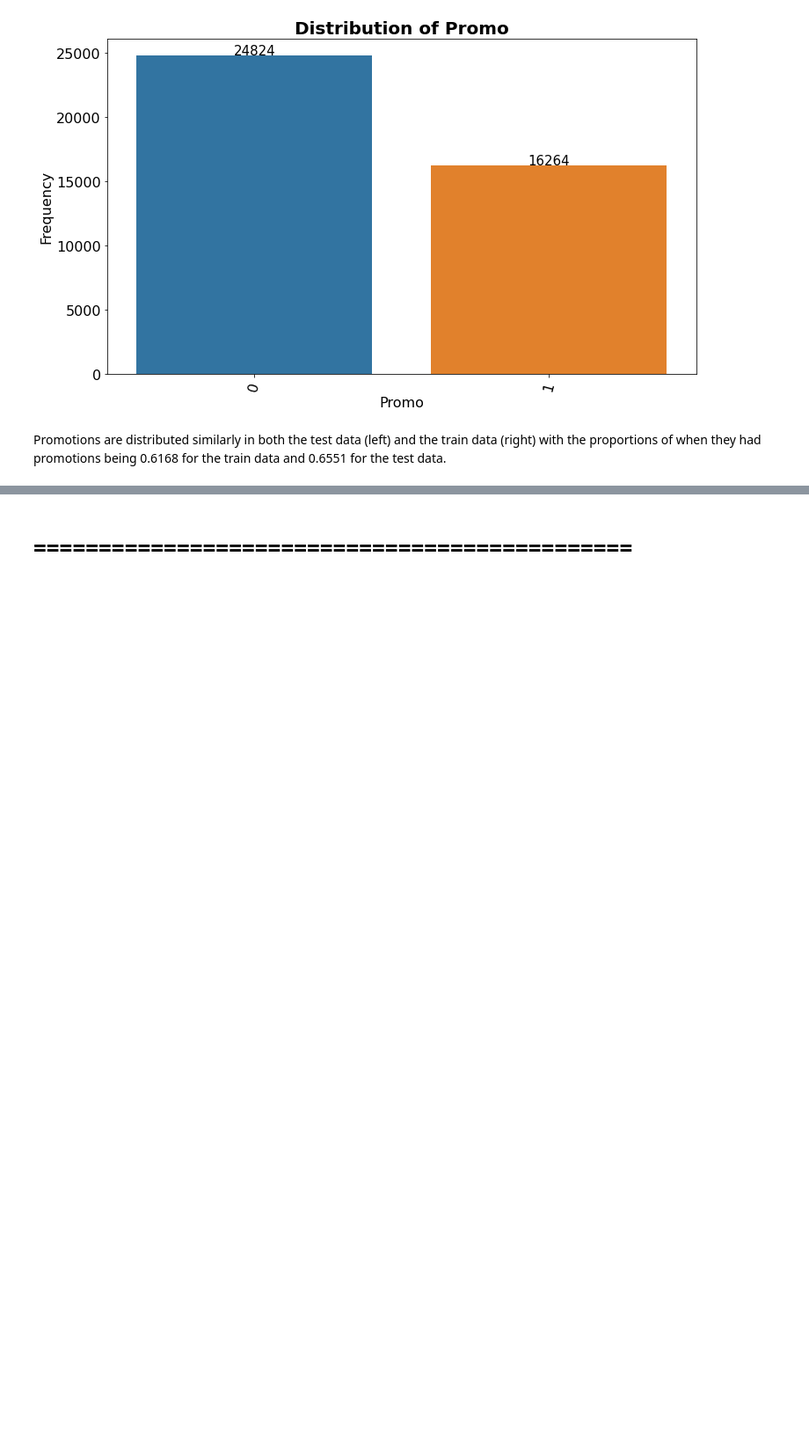
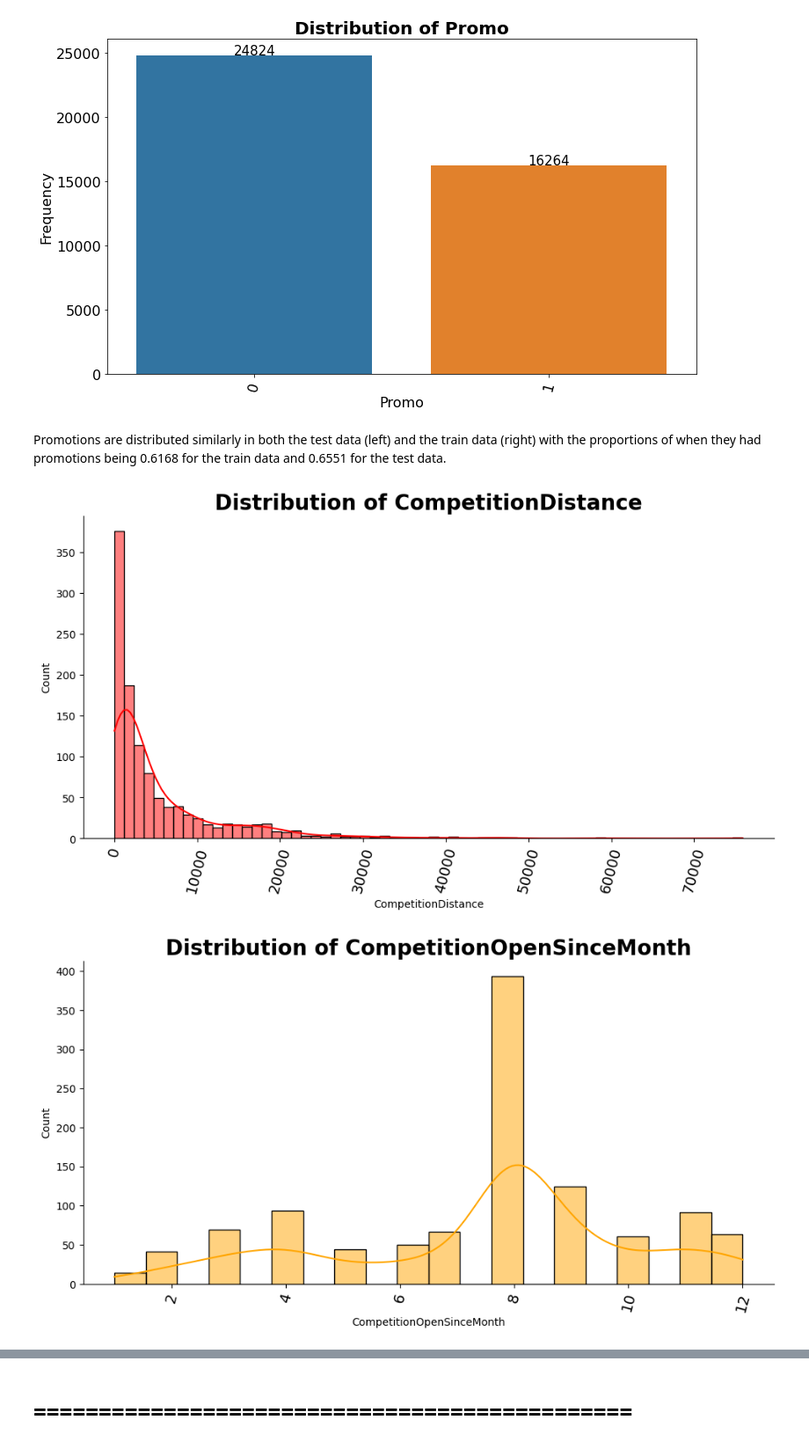
Before and after one commit to akrobi/timeseries_PharmaceuticalSalesPrediction, a Jupyter notebook: notebooks/eda.ipynb, the cells around one changed output, grey strips where cells are left out. Shown at 88% size. Drawn from its saved outputs; the diff is of its cells as text; code cells hidden in the pictures; blank space fills up the shorter version.

Commit message:
correlation plots

```diff
--- a/notebooks/eda.ipynb
+++ b/notebooks/eda.ipynb
@@ -262,3 +249,12 @@ VisualiseDf.plot_count(test_df, 'Promo')
 [figure]
 # %% [markdown]
 Promotions are distributed similarly in both the test data (left) and the train data (right) with the proportions of when they had promotions being 0.6168 for the train data and 0.6551 for the test data.
+# %%
+# histograms on store_df
+
+VisualiseDf.plot_hist(store_df, 'CompetitionDistance', 'red')
+VisualiseDf.plot_hist(store_df, 'CompetitionOpenSinceMonth', 'orange')
+VisualiseDf.plot_hist(store_df, 'CompetitionOpenSinceYear', 'green')
+# %% [output]
+[figure, added]
+[figure, added]
```
Also changed, not shown: parts of 20 cells of this notebook.
